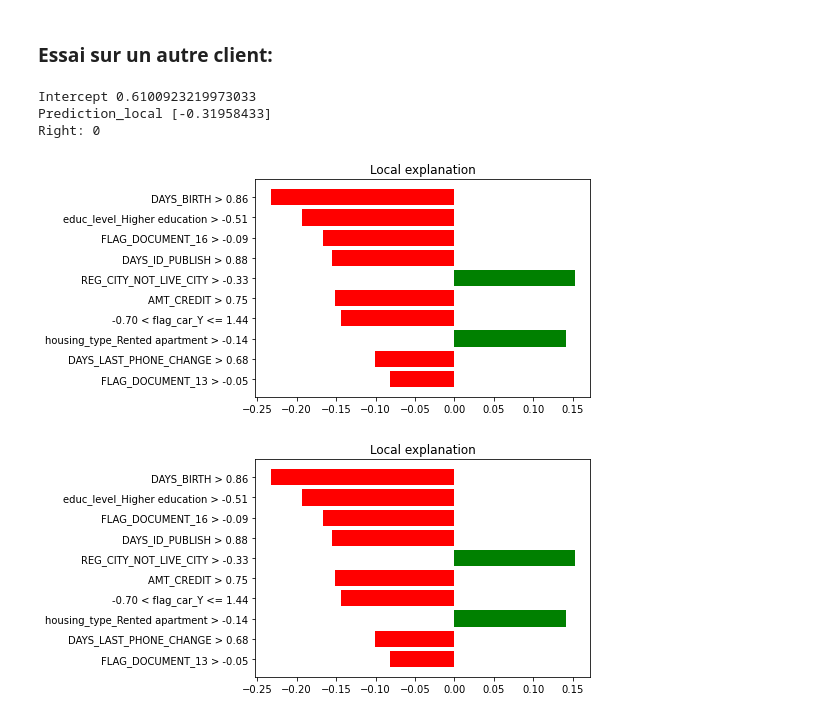
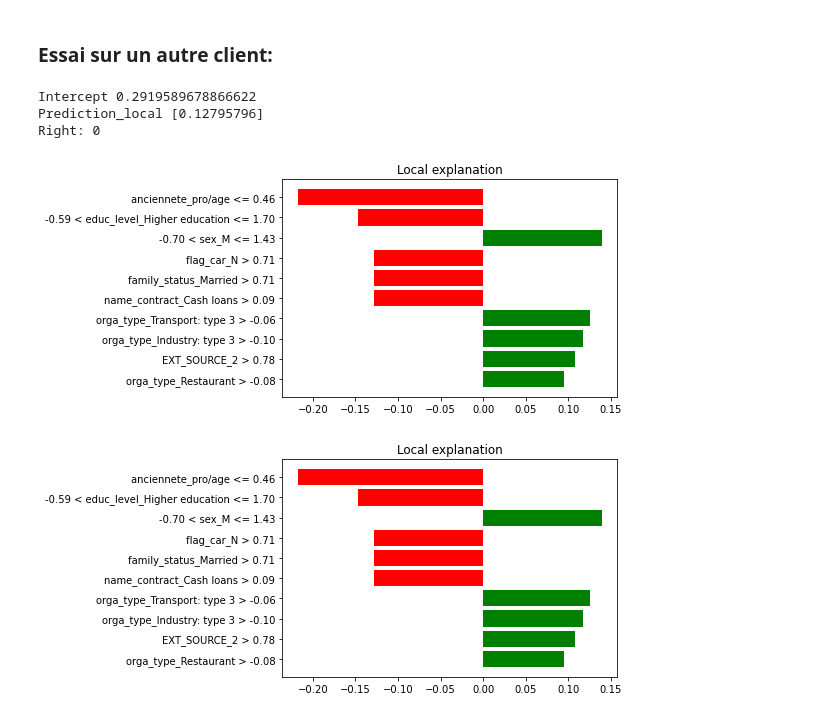
Before and after one commit to BastienOC/dash_OC, a Jupyter notebook: Dashboard_Dash.ipynb, the cells around one changed output. Cells and saved outputs as stored; diff of their text form; code cells hidden in the pictures.

```diff
--- a/Dashboard_Dash.ipynb
+++ b/Dashboard_Dash.ipynb
@@ -6,0 +42,8 @@ from lime.lime_tabular import LimeTabularExplainer
+# %%
+# Similarité entre 2 clients
+
+summary = data.set_index('SK_ID_CURR')
+
+from scipy.spatial.distance import pdist
+
+pdist(summary.loc[[100001, 100005]])
@@ -79,0 +304,3 @@ Right: 0
+# %%
+df = data
+df.head(1)
@@ -79,0 +311,7 @@ Right: 0
+# %%
+X = df.iloc[:,3:67] # je ne prends pas l'ID
+
+std_scale = preprocessing.StandardScaler().fit(X)
+X_std = std_scale.transform(X)
+
+X_featurenames = X.columns
@@ -79,0 +369,5 @@ Right: 0
+# %%
+explainer = lime.lime_tabular.LimeTabularExplainer(np.array(X_std),
+                    feature_names = X_featurenames,
+                    class_names=['adaboost_result'],
+                    verbose=True, mode='regression')
@@ -80,14 +383,14 @@ Right: 0
 # %% [markdown]
 ### Essai sur un autre client:
 # %%
-exp = explainer.explain_instance(X_test.iloc[1], adab.predict)
+exp = explainer.explain_instance(X.iloc[8], adab.predict)
 exp.as_pyplot_figure()
 # %% [output]
-Intercept 0.6100923219973033
-Prediction_local [-0.31958433]
+Intercept 0.2919589678866622
+Prediction_local [0.12795796]
 Right: 0
-[figure, old version]
+[figure, new version]
-[figure, old version]
+[figure, new version]
 # %%
 pd.DataFrame(exp.as_list())
 # %% [output]
```
Also changed, not shown: parts of 50 cells of this notebook.
